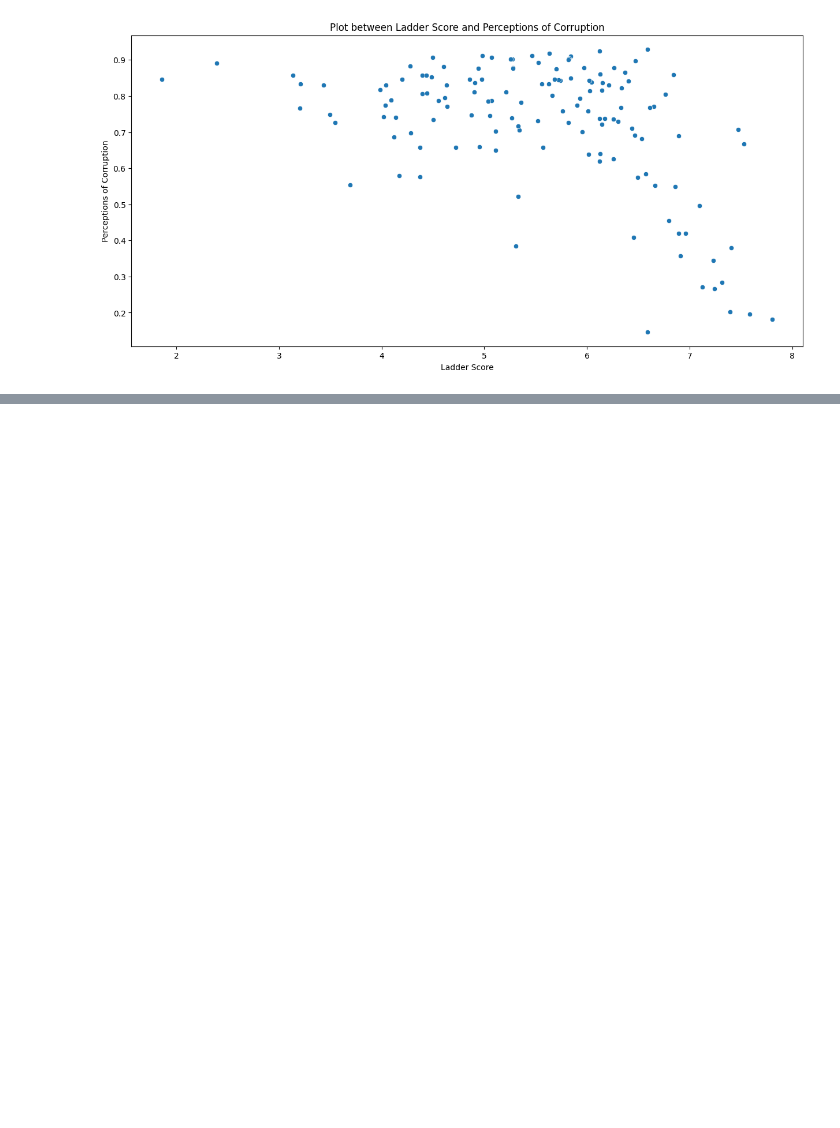
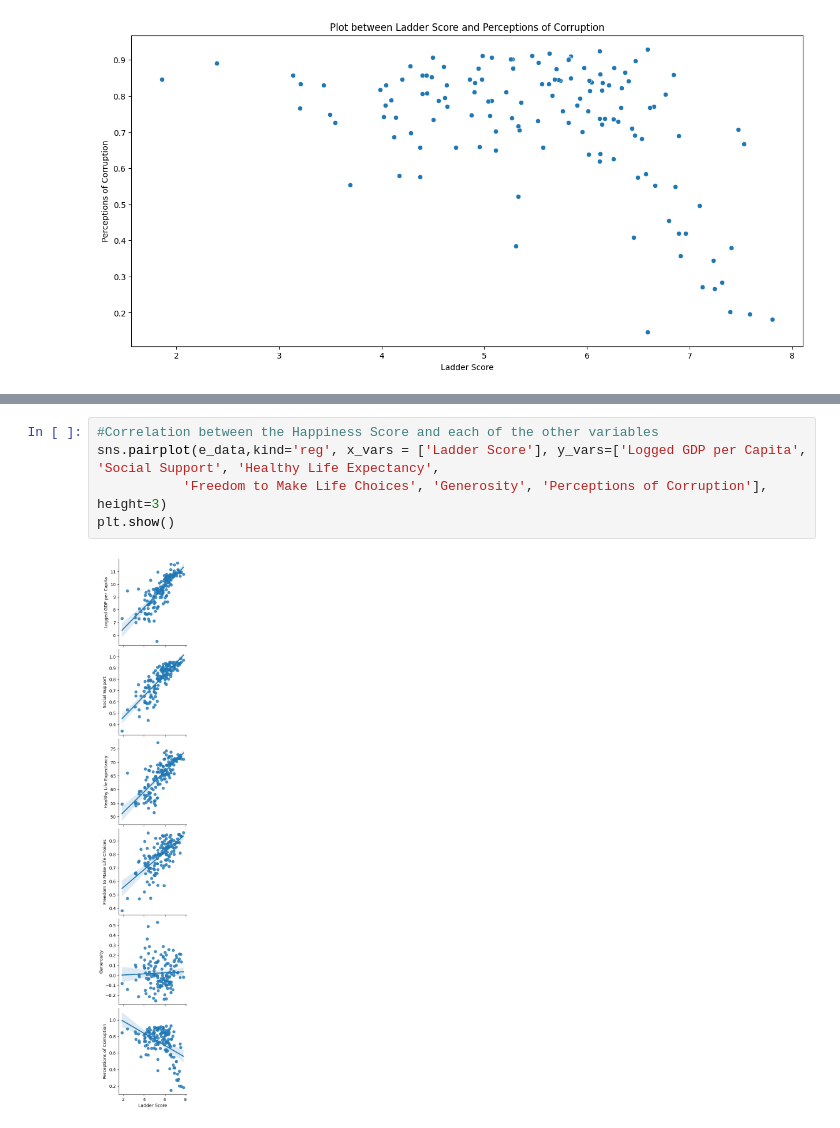
Before and after one commit to hasatsrnkn/World-Happiness-2023-Data-Analysis, a Jupyter notebook: code/main.ipynb, the cells around one changed output, grey strips where cells are left out. Drawn from its saved outputs; the diff is of its cells as text; blank space fills up the shorter version.

```diff
--- a/code/main.ipynb
+++ b/code/main.ipynb
@@ -196,0 +208,7 @@ scatterSpotFunction('Ladder Score', 'Perceptions of Corruption')
+# %%
+#Correlation between the Happiness Score and each of the other variables
+sns.pairplot(e_data,kind='reg', x_vars = ['Ladder Score'], y_vars=['Logged GDP per Capita', 'Social Support', 'Healthy Life Expectancy',
+           'Freedom to Make Life Choices', 'Generosity', 'Perceptions of Corruption'], height=3)
+plt.show()
+# %% [output]
+[figure, added]
```
Also changed, not shown: parts of 2 cells of this notebook.
